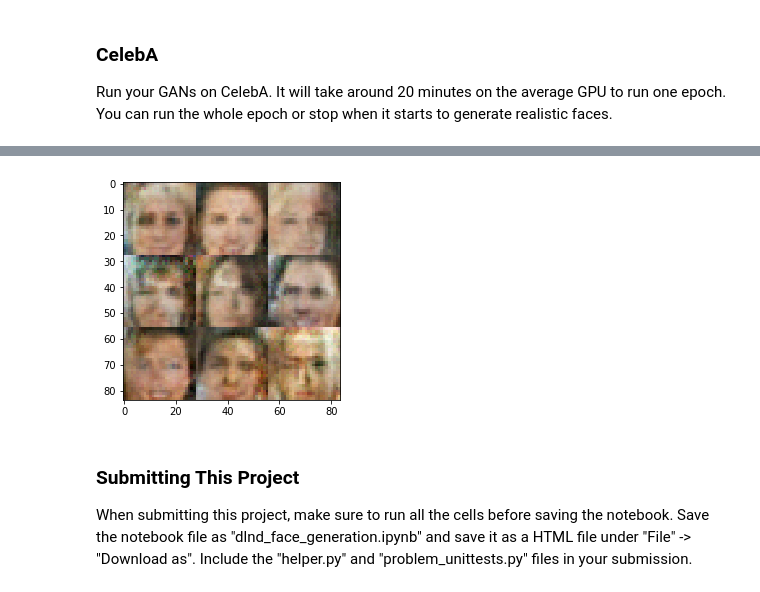
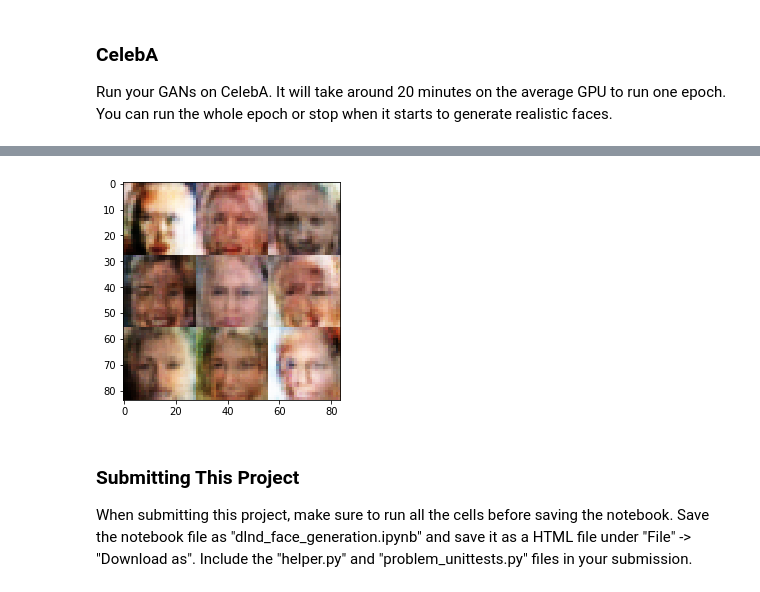
Before and after one commit to hidehiro98/deep-learning, a Jupyter notebook: face_generation/dlnd_face_generation.ipynb, the cells around one changed output, grey strips where cells are left out. Cells and saved outputs as stored; diff of their text form; code cells hidden in the pictures.

```diff
--- a/face_generation/dlnd_face_generation.ipynb
+++ b/face_generation/dlnd_face_generation.ipynb
@@ -342,6 +342,7 @@ def train(epoch_count, batch_size, z_dim, learningrate, beta1, get_batches, data
                 steps+=1
 
                 batch_z = np.random.uniform(-1, 1, size=(batch_size, z_dim))
+                batch_images = batch_images * 2
 
                 _ = sess.run(d_train_opt, feed_dict={input_real: batch_images, input_z: batch_z, learning_rate: learningrate})
 
@@ -432,8 +433,8 @@ Run your GANs on CelebA.  It will take around 20 minutes on the average GPU to r
 # %%
 batch_size = 128
 z_dim = 150
-learning_rate = 0.002
-beta1 = 0.5
+learning_rate = 0.0005
+beta1 = 0.2
 
 
 """
@@ -464,4 +465,4 @@ Epoch 1/1... Discinimator loss: 1.1689... Generator loss: 0.7101...
-[figure, old version]
+[figure, new version]
 # %% [markdown]
 ### Submitting This Project
 When submitting this project, make sure to run all the cells before saving the notebook. Save the notebook file as "dlnd_face_generation.ipynb" and save it as a HTML file under "File" -> "Download as". Include the "helper.py" and "problem_unittests.py" files in your submission.
```
Also changed, not shown: parts of 2 cells of this notebook.
